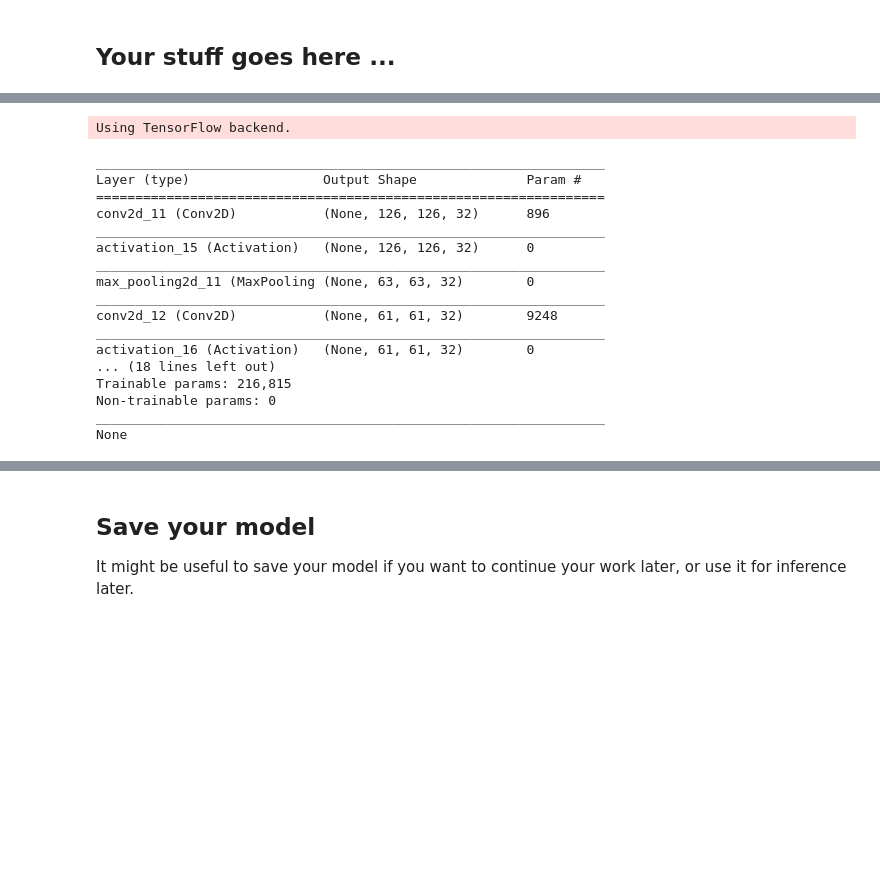
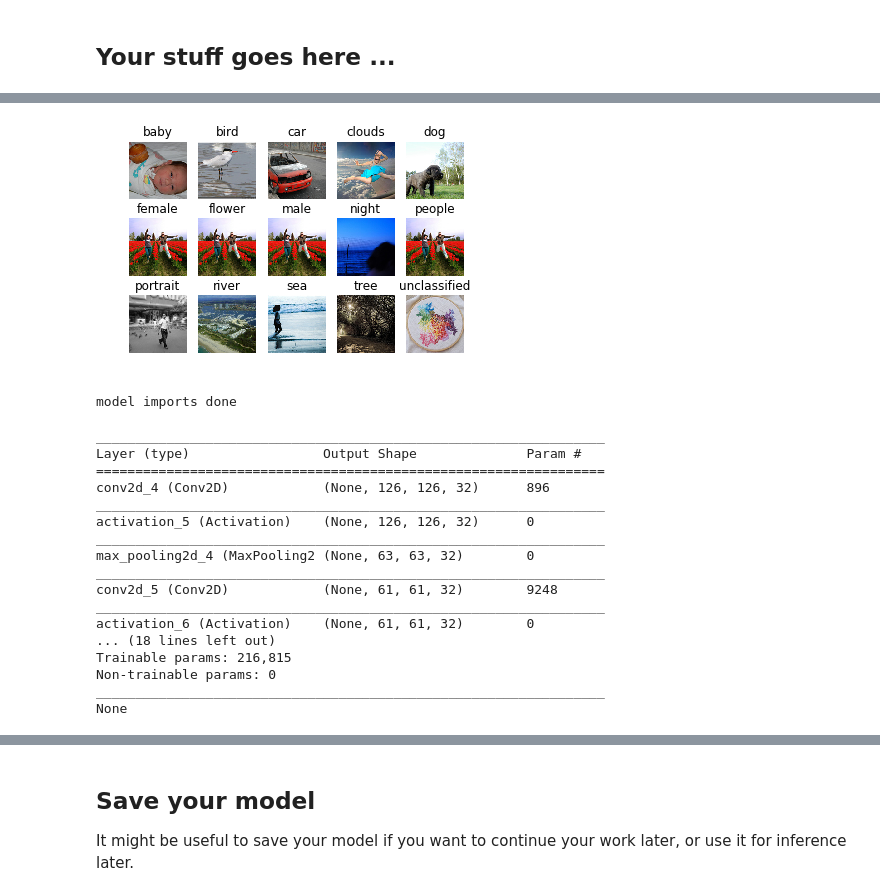
Before and after one commit to wakr/TeamRaspberry, a Jupyter notebook: image_project.ipynb, the cells around one changed output, grey strips where cells are left out. Cells and saved outputs as stored; diff of their text form; code cells hidden in the pictures; blank space fills up the shorter version.

```diff
--- a/image_project.ipynb
+++ b/image_project.ipynb
@@ -123,9 +227,31 @@ x_testing.shape
+# %%
+# Some plotting of first instances of each class
+
+for l in range(num_classes):
+    idx = np.argwhere(y_testing[:,l]==1)[0]
+
+
+    plt.subplot(3, 5, l+1)
+
+    img = x_testing[idx].reshape(128, 128, 3)
+
+    plt.imshow(img)
+    plt.title(labels[l])
+    plt.axis('off')
+
+plt.show()
+# %% [output]
+[figure, added]
 # %%
 from keras.models import Sequential
 from keras.layers import *
 from keras.optimizers import *
 from keras.layers.convolutional import Conv2D
 from keras.layers import BatchNormalization, Dropout
+from keras import backend as K
+from keras.preprocessing.image import ImageDataGenerator
+from sklearn.metrics import f1_score
+print('model imports done')
 # %% [output]
-Using TensorFlow backend.
+model imports done
 # %%
@@ -261,8 +352,12 @@ model.add(Conv2D(64, (3, 3)))
 model.add(Activation('relu'))
 model.add(MaxPooling2D(pool_size=(2, 2)))
 
+model.add(Conv2D(128, (3, 3)))
+model.add(Activation('relu'))
+model.add(MaxPooling2D(pool_size=(4, 4)))
+
 model.add(Flatten())
-model.add(Dropout(0.2))
+model.add(Dropout(0.4))
 model.add(Dense(num_classes))
 model.add(Activation("sigmoid"))
 
@@ -272,27 +367,21 @@ model.compile(loss=bp_mll_loss,
               optimizer='rmsprop',
               metrics=['binary_accuracy', "categorical_accuracy", f1])
 
-test_f1_score_15 = []
-test_f1_score_14 = []
-train_loss = []
-test_loss = []
-train_bin_acc = []
-test_bin_acc = []
 
 print(model.summary())
 # %% [output]
 _________________________________________________________________
 Layer (type)                 Output Shape              Param #
 =================================================================
-conv2d_11 (Conv2D)           (None, 126, 126, 32)      896
+conv2d_4 (Conv2D)            (None, 126, 126, 32)      896
 _________________________________________________________________
-activation_15 (Activation)   (None, 126, 126, 32)      0
+activation_5 (Activation)    (None, 126, 126, 32)      0
 _________________________________________________________________
-max_pooling2d_11 (MaxPooling (None, 63, 63, 32)        0
+max_pooling2d_4 (MaxPooling2 (None, 63, 63, 32)        0
 _________________________________________________________________
-conv2d_12 (Conv2D)           (None, 61, 61, 32)        9248
+conv2d_5 (Conv2D)            (None, 61, 61, 32)        9248
 _________________________________________________________________
-activation_16 (Activation)   (None, 61, 61, 32)        0
+activation_6 (Activation)    (None, 61, 61, 32)        0
 ... (18 lines left out)
 Trainable params: 216,815
 Non-trainable params: 0
```
Also changed, not shown: parts of 26 cells of this notebook.
